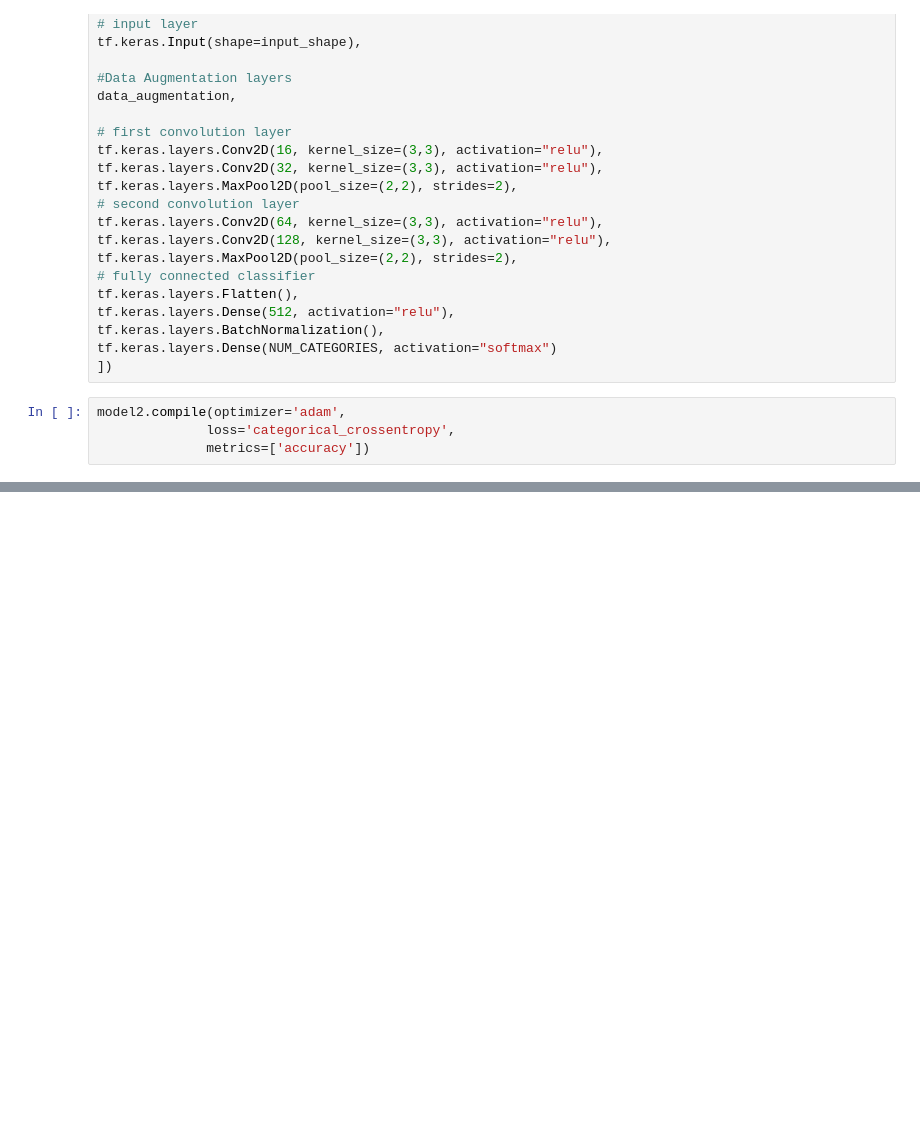
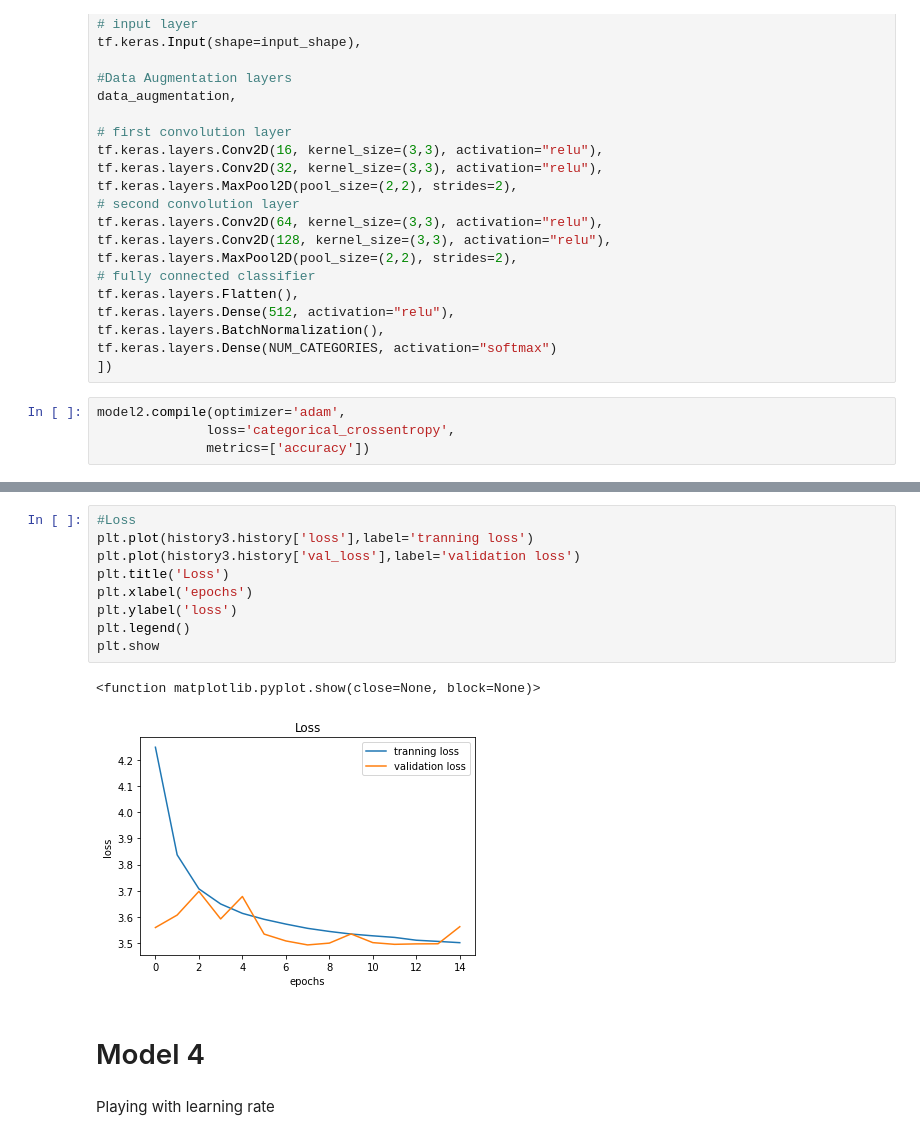
Before and after one commit to AzeglioZHAW/ProjectKI, a Jupyter notebook: Second.ipynb, the cells around one changed output, grey strips where cells are left out. Saved outputs shown, nothing was run; the diff lists cells and outputs as text; blank space fills up the shorter version.

```diff
--- a/Second.ipynb
+++ b/Second.ipynb
@@ -277,0 +370,16 @@ plt.show
+# %%
+#Loss
+plt.plot(history3.history['loss'],label='tranning loss')
+plt.plot(history3.history['val_loss'],label='validation loss')
+plt.title('Loss')
+plt.xlabel('epochs')
+plt.ylabel('loss')
+plt.legend()
+plt.show
+# %% [output]
+<function matplotlib.pyplot.show(close=None, block=None)>
+[figure, added]
+# %% [markdown]
+# Model 4
+# %% [markdown]
+Playing with learning rate
```
Also changed, not shown: parts of 9 cells of this notebook.
